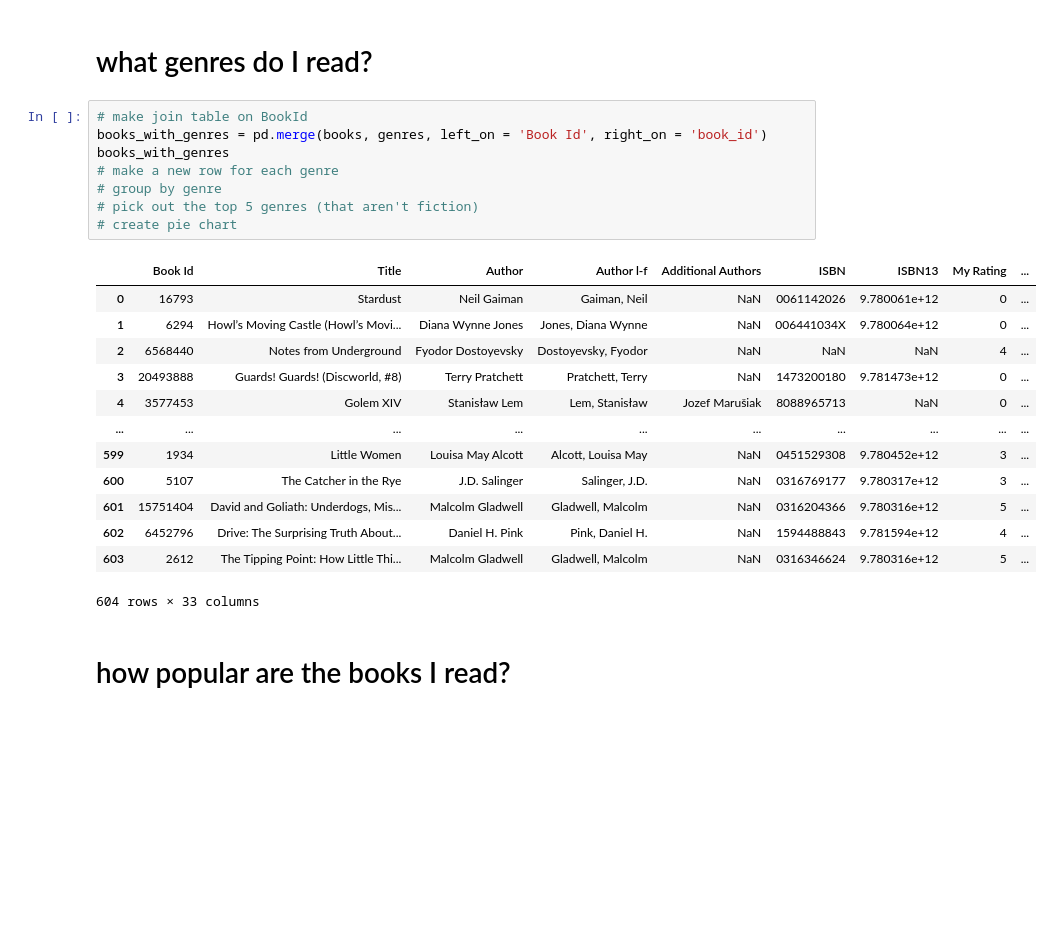
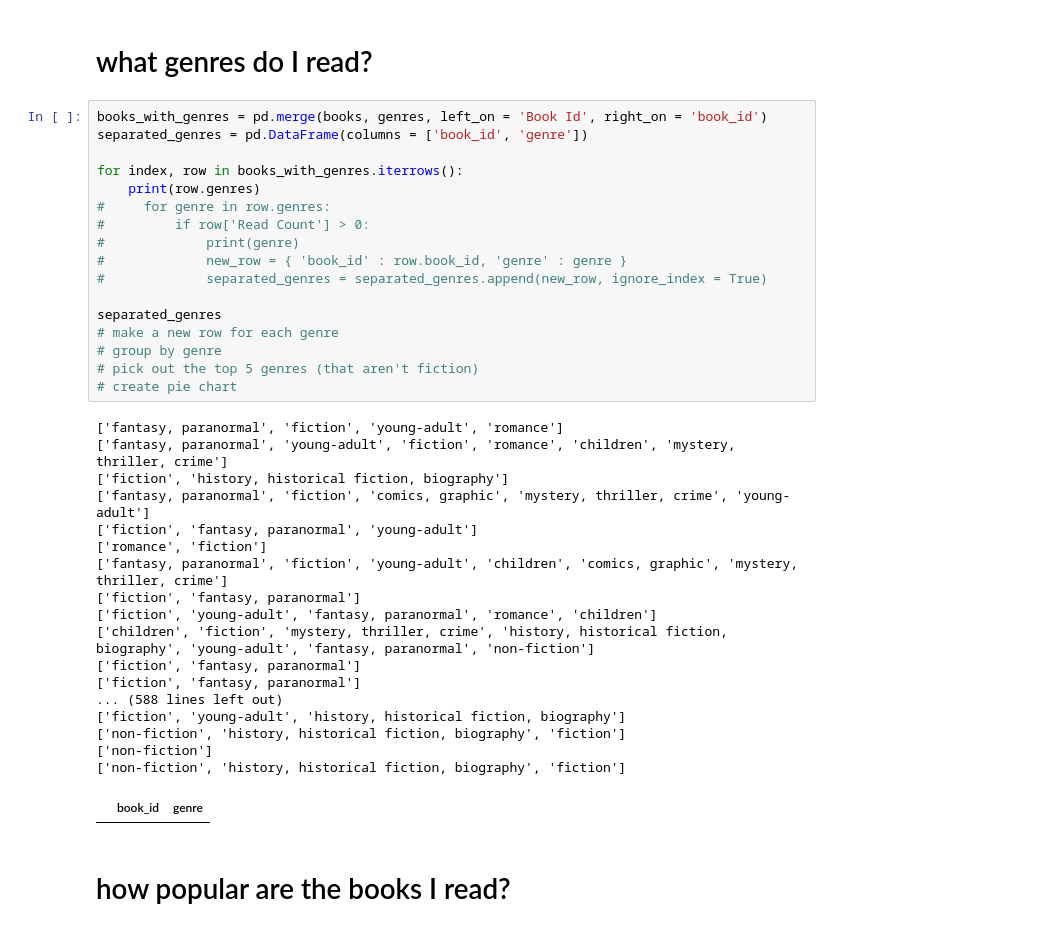
Before and after one commit to ruthrootz/goodreads-data-science, a Jupyter notebook: what-i-read.ipynb, the cells around one changed output. Cells and saved outputs as stored; diff of their text form; blank space fills up the shorter version.

```diff
--- a/what-i-read.ipynb
+++ b/what-i-read.ipynb
@@ -58,27 +58,41 @@ genres.head()
 # %% [markdown]
 # what genres do I read?
 # %%
-# make join table on BookId
 books_with_genres = pd.merge(books, genres, left_on = 'Book Id', right_on = 'book_id')
-books_with_genres
+separated_genres = pd.DataFrame(columns = ['book_id', 'genre'])
+
+for index, row in books_with_genres.iterrows():
+    print(row.genres)
+#     for genre in row.genres:
+#         if row['Read Count'] > 0:
+#             print(genre)
+#             new_row = { 'book_id' : row.book_id, 'genre' : genre }
+#             separated_genres = separated_genres.append(new_row, ignore_index = True)
+
+separated_genres
 # make a new row for each genre
 # group by genre
 # pick out the top 5 genres (that aren't fiction)
 # create pie chart
 # %% [output]
+['fantasy, paranormal', 'fiction', 'young-adult', 'romance']
+['fantasy, paranormal', 'young-adult', 'fiction', 'romance', 'children', 'mystery, thriller, crime']
+['fiction', 'history, historical fiction, biography']
+['fantasy, paranormal', 'fiction', 'comics, graphic', 'mystery, thriller, crime', 'young-adult']
+['fiction', 'fantasy, paranormal', 'young-adult']
+['romance', 'fiction']
+['fantasy, paranormal', 'fiction', 'young-adult', 'children', 'comics, graphic', 'mystery, thriller, crime']
+['fiction', 'fantasy, paranormal']
+['fiction', 'young-adult', 'fantasy, paranormal', 'romance', 'children']
+['children', 'fiction', 'mystery, thriller, crime', 'history, historical fiction, biography', 'young-adult', 'fantasy, paranormal', 'non-fiction']
+['fiction', 'fantasy, paranormal']
+['fiction', 'fantasy, paranormal']
+... (588 lines left out)
+['fiction', 'young-adult', 'history, historical fiction, biography']
+['non-fiction', 'history, historical fiction, biography', 'fiction']
+['non-fiction']
+['non-fiction', 'history, historical fiction, biography', 'fiction']
-|  | Book Id | Title | Author | Author l-f | Additional Authors | ISBN | ISBN13 | My Rating | ... |
-| 0 | 16793 | Stardust | Neil Gaiman | Gaiman, Neil | NaN | 0061142026 | 9.780061e+12 | 0 | ... |
-| 1 | 6294 | Howl’s Moving Castle (Howl’s Movi... | Diana Wynne Jones | Jones, Diana Wynne | NaN | 006441034X | 9.780064e+12 | 0 | ... |
-| 2 | 6568440 | Notes from Underground | Fyodor Dostoyevsky | Dostoyevsky, Fyodor | NaN | NaN | NaN | 4 | ... |
-| 3 | 20493888 | Guards! Guards! (Discworld, #8) | Terry Pratchett | Pratchett, Terry | NaN | 1473200180 | 9.781473e+12 | 0 | ... |
-| 4 | 3577453 | Golem XIV | Stanisław Lem | Lem, Stanisław | Jozef Marušiak | 8088965713 | NaN | 0 | ... |
-| ... | ... | ... | ... | ... | ... | ... | ... | ... | ... |
-| 599 | 1934 | Little Women | Louisa May Alcott | Alcott, Louisa May | NaN | 0451529308 | 9.780452e+12 | 3 | ... |
-| 600 | 5107 | The Catcher in the Rye | J.D. Salinger | Salinger, J.D. | NaN | 0316769177 | 9.780317e+12 | 3 | ... |
-| 601 | 15751404 | David and Goliath: Underdogs, Mis... | Malcolm Gladwell | Gladwell, Malcolm | NaN | 0316204366 | 9.780316e+12 | 5 | ... |
-| 602 | 6452796 | Drive: The Surprising Truth About... | Daniel H. Pink | Pink, Daniel H. | NaN | 1594488843 | 9.781594e+12 | 4 | ... |
-| 603 | 2612 | The Tipping Point: How Little Thi... | Malcolm Gladwell | Gladwell, Malcolm | NaN | 0316346624 | 9.780316e+12 | 5 | ... |
+|  | book_id | genre |
-604 rows × 33 columns
 # %% [markdown]
 # how popular are the books I read?
 # %%
```
